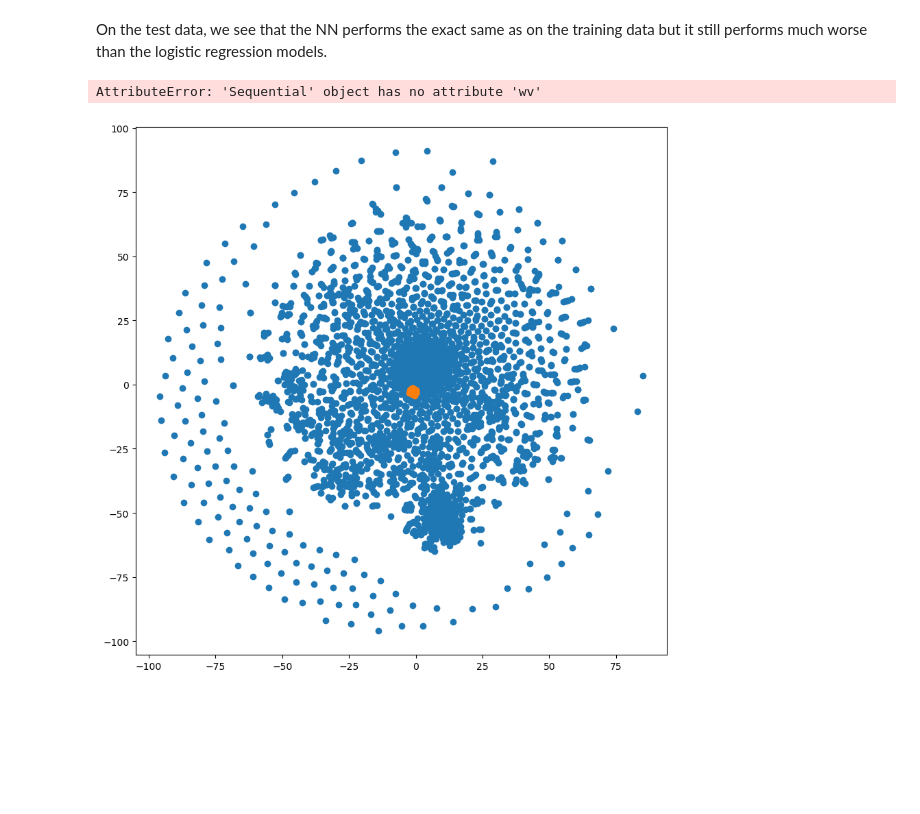
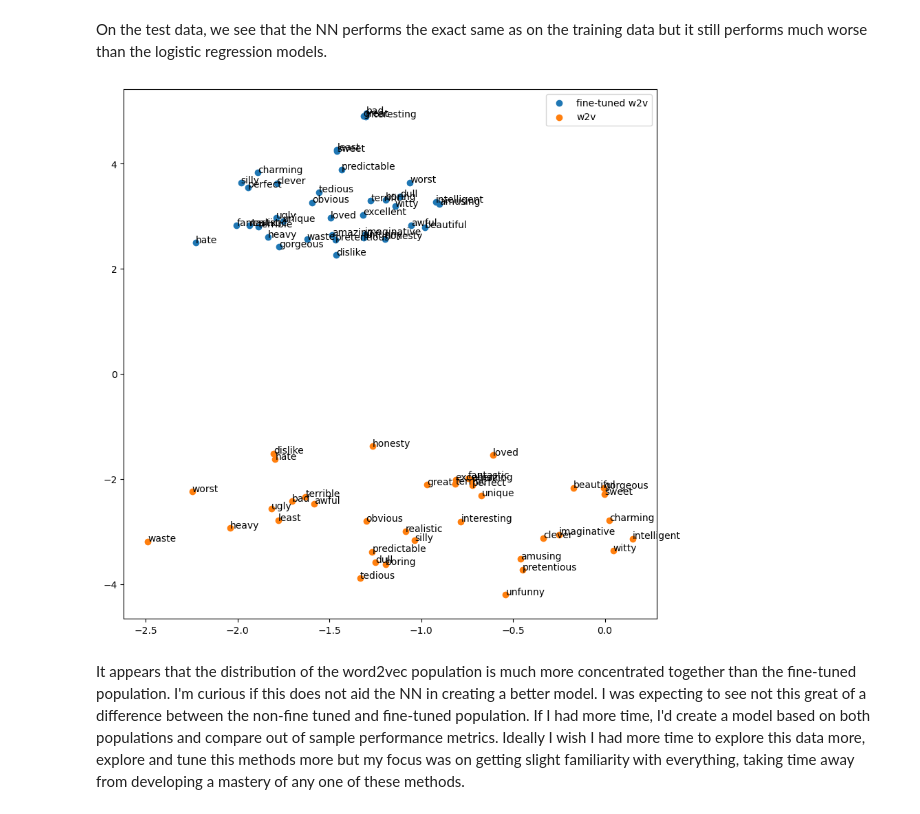
Before and after one commit to claricemottet/AdvNLP_HW1, a Jupyter notebook: AdvNLP_HW1_CM.ipynb, the cells around one changed output. Saved outputs shown, nothing was run; the diff lists cells and outputs as text; code cells hidden in the pictures; blank space fills up the shorter version.

```diff
--- a/AdvNLP_HW1_CM.ipynb
+++ b/AdvNLP_HW1_CM.ipynb
@@ -950,16 +955,20 @@ w2v_vectors_2d = tsne.fit_transform(w2v)
 # %%
 plt.figure(figsize=(10, 10))
 # Scatter plot for the word vectors
 plt.scatter(word_vectors_2d[:, 0], word_vectors_2d[:, 1], label='fine-tuned w2v')
 plt.scatter(w2v_vectors_2d[:, 0], w2v_vectors_2d[:, 1], label='w2v')
 
 # Annotate each point in the scatter plot
 for i, word in enumerate(words):
     if word in my_model.wv:
         plt.annotate(word, xy=(word_vectors_2d[i, 0], word_vectors_2d[i, 1]))
         plt.annotate(word, xy=(w2v_vectors_2d[i, 0], w2v_vectors_2d[i, 1]))
 
+# Add a legend to the plot
+plt.legend()
+
 plt.show()
 # %% [output]
-AttributeError: 'Sequential' object has no attribute 'wv'
-[figure, old version]
+[figure, new version]
+# %% [markdown]
+It appears that the distribution of the word2vec population is much more concentrated together than the fine-tuned population. I'm curious if this does not aid the NN in creating a better model. I was expecting to see not this great of a difference between the non-fine tuned and fine-tuned population. If I had more time, I'd create a model based on both populations and compare out of sample performance metrics. Ideally I wish I had more time to explore this data more, explore and tune this methods more but my focus was on getting slight familiarity with everything, taking time away from developing a mastery of any one of these methods.
```
Also changed, not shown: parts of 4 cells of this notebook.
